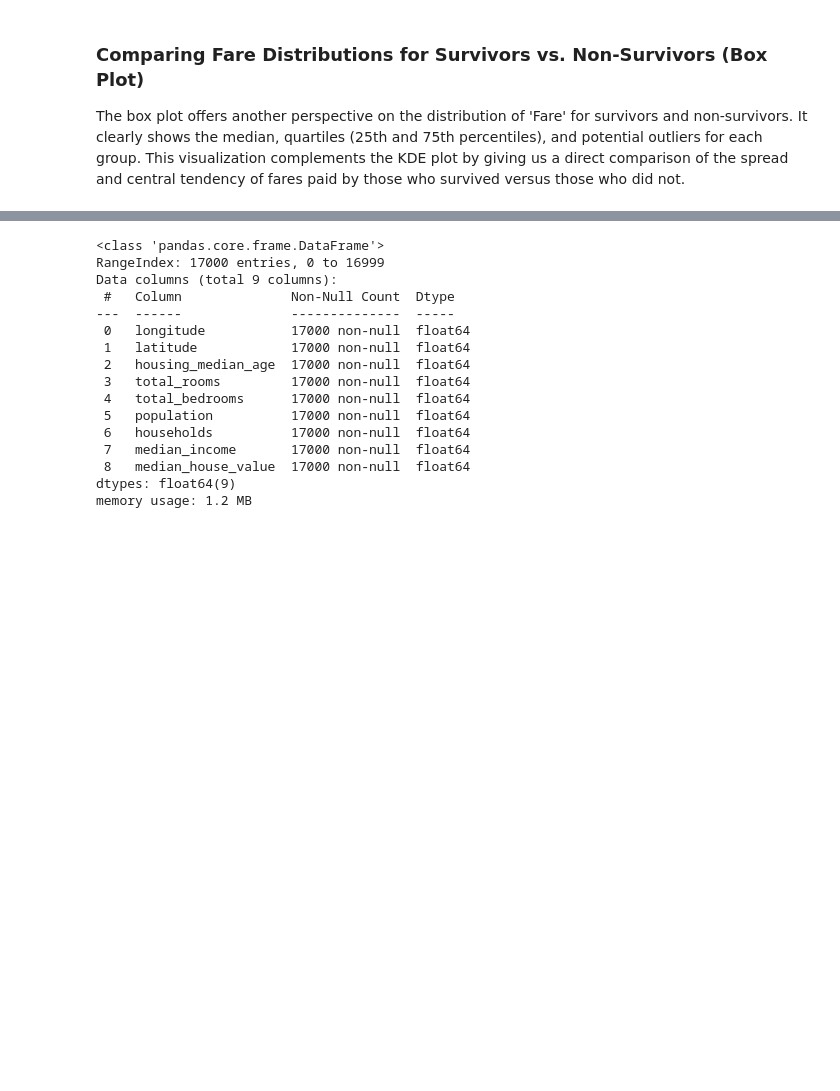
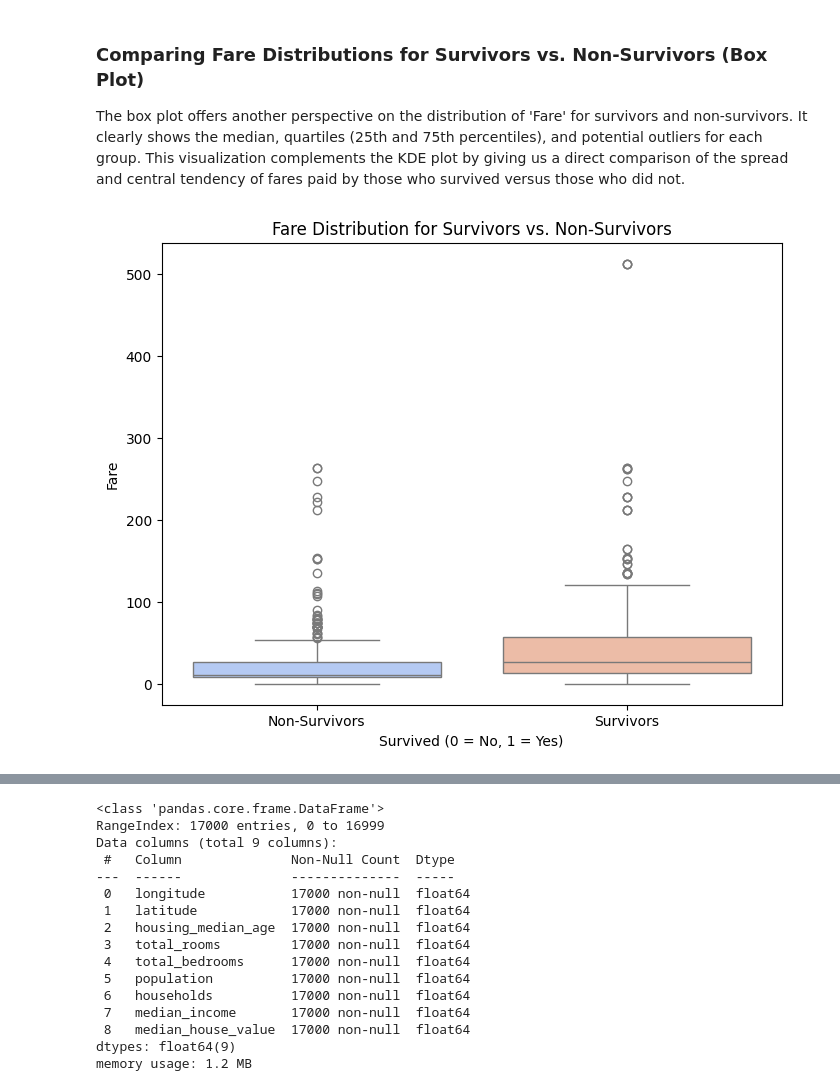
Before and after one commit to Samu3lNM/Projects, a Jupyter notebook: Exploratory_Data_Analysis_Process.ipynb, the cells around one changed output, grey strips where cells are left out. Saved outputs shown, nothing was run; the diff lists cells and outputs as text; code cells hidden in the pictures; blank space fills up the shorter version.

```diff
--- a/Exploratory_Data_Analysis_Process.ipynb
+++ b/Exploratory_Data_Analysis_Process.ipynb
@@ -82,3 +125,23 @@ Based on the initial inspection, we identified missing values in 'Age', 'Cabin',
 *   **Data Type Conversion:**
     *   'Age' was converted to an integer type for consistency and ease of use.
     *   'Sex' and 'Embarked' were converted to categorical types, which can be more memory-efficient and explicitly indicate their discrete nature for statistical analysis.
+# %%
+# Drop the 'Cabin' column due to a high number of missing values
+df = df.drop('Cabin', axis=1)
+
+# Impute missing 'Age' values with the median
+df['Age'] = df['Age'].fillna(df['Age'].median())
+
+# Impute missing 'Embarked' values with the mode
+df['Embarked'] = df['Embarked'].fillna(df['Embarked'].mode()[0])
+
+# Convert 'Age' to integer type
+df['Age'] = df['Age'].astype(int)
+
+# Convert 'Sex' and 'Embarked' to categorical type
+df['Sex'] = df['Sex'].astype('category')
+df['Embarked'] = df['Embarked'].astype('category')
+
+# Display DataFrame info and missing values again to confirm changes
+df.info()
+display(df.isnull().sum())
@@ -212,6 +364,17 @@ plt.show()
 ### Comparing Fare Distributions for Survivors vs. Non-Survivors (Box Plot)
 
 The box plot offers another perspective on the distribution of 'Fare' for survivors and non-survivors. It clearly shows the median, quartiles (25th and 75th percentiles), and potential outliers for each group. This visualization complements the KDE plot by giving us a direct comparison of the spread and central tendency of fares paid by those who survived versus those who did not.
+# %%
+# Create a box plot to compare 'Fare' distributions for survivors vs non-survivors
+plt.figure(figsize=(8, 6))
+sns.boxplot(x='Survived', y='Fare', data=df, hue='Survived', palette='coolwarm', legend=False)
+plt.title('Fare Distribution for Survivors vs. Non-Survivors')
+plt.xlabel('Survived (0 = No, 1 = Yes)')
+plt.ylabel('Fare')
+plt.xticks(ticks=[0, 1], labels=['Non-Survivors', 'Survivors'])
+plt.show()
+# %% [output]
+[figure, added]
 # %%
 # Load an available dataset since 'titanic.csv' was not found
 df = pd.read_csv('/content/sample_data/california_housing_train.csv')
```
Also changed, not shown: parts of 9 cells of this notebook.
